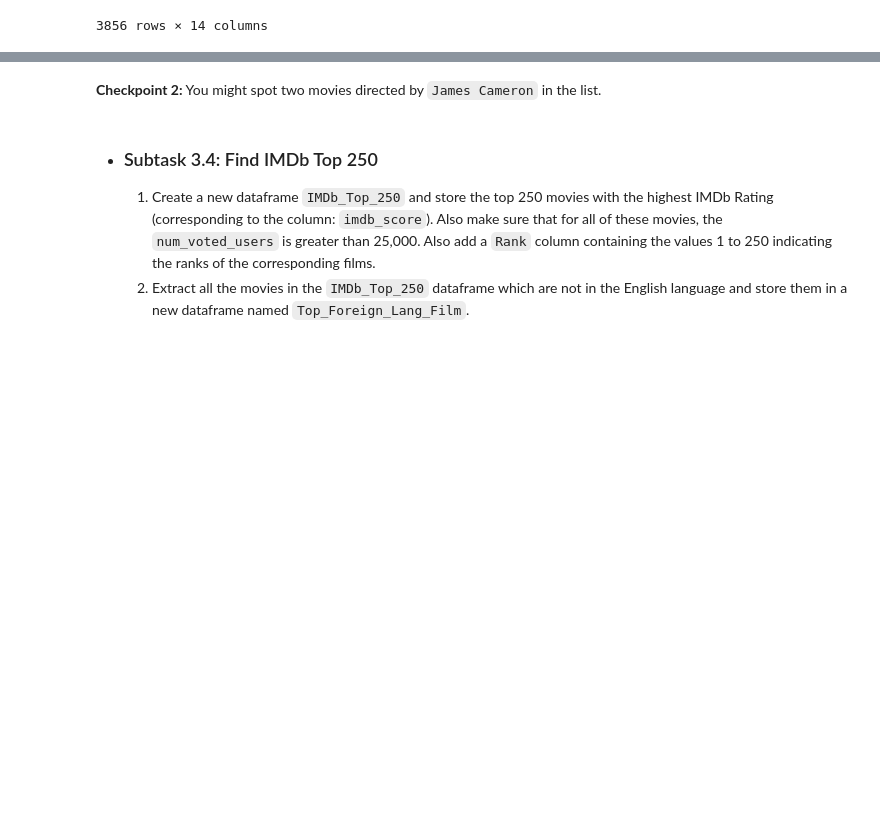
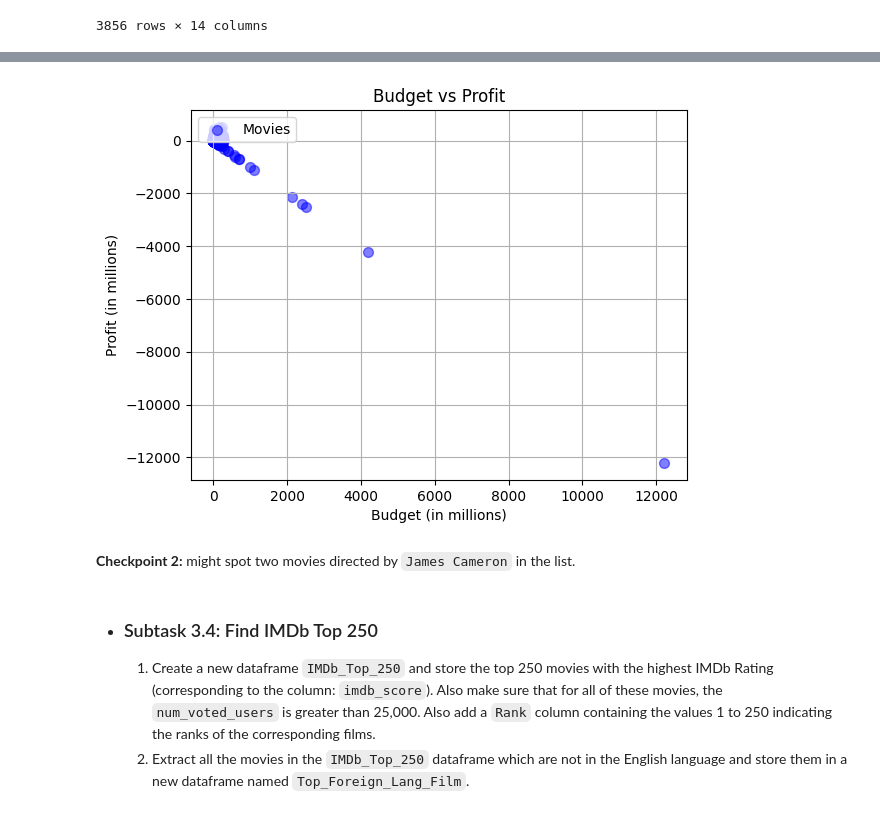
Before and after one commit to Tarunb07/IMDB-DATA-ANALYSIS, a Jupyter notebook: IMDB Movies Case Study.ipynb, the cells around one changed output, grey strips where cells are left out. Drawn from its saved outputs; the diff is of its cells as text; code cells hidden in the pictures; blank space fills up the shorter version.

```diff
--- a/IMDB Movies Case Study.ipynb
+++ b/IMDB Movies Case Study.ipynb
@@ -446,8 +454,29 @@ top10
 | 240 | George Lucas | 320.0 | 474.544677 | Action|Adventure|Fantasy|Sci-Fi | Natalie Portman | Star Wars: Episode I - The Phanto... | 534658 | ... |
 | 66 | Christopher Nolan | 645.0 | 533.316061 | Action|Crime|Drama|Thriller | Christian Bale | The Dark Knight | 1676169 | ... |
 | 439 | Gary Ross | 673.0 | 407.999255 | Adventure|Drama|Sci-Fi|Thriller | Jennifer Lawrence | The Hunger Games | 701607 | ... |
+# %%
+import matplotlib.pyplot as plt
+
+# Create a scatter plot with custom settings
+plt.scatter(movies['budget'], movies['profit'], c='blue', marker='o', s=50, alpha=0.5)
+
+# Add labels and a title
+plt.xlabel('Budget (in millions)')
+plt.ylabel('Profit (in millions)')
+plt.title('Budget vs Profit')
+
+# Add grid lines
+plt.grid(True)
+
+# Add a legend
+plt.legend(['Movies'], loc='upper left')
+
+# Show the plot
+plt.show()
+# %% [output]
+[figure, added]
 # %% [markdown]
-**Checkpoint 2:** You might spot two movies directed by `James Cameron` in the list.
+**Checkpoint 2:**  might spot two movies directed by `James Cameron` in the list.
 # %% [markdown]
 -  ### Subtask 3.4: Find IMDb Top 250
 
```
Also changed, not shown: parts of 4 cells of this notebook.
